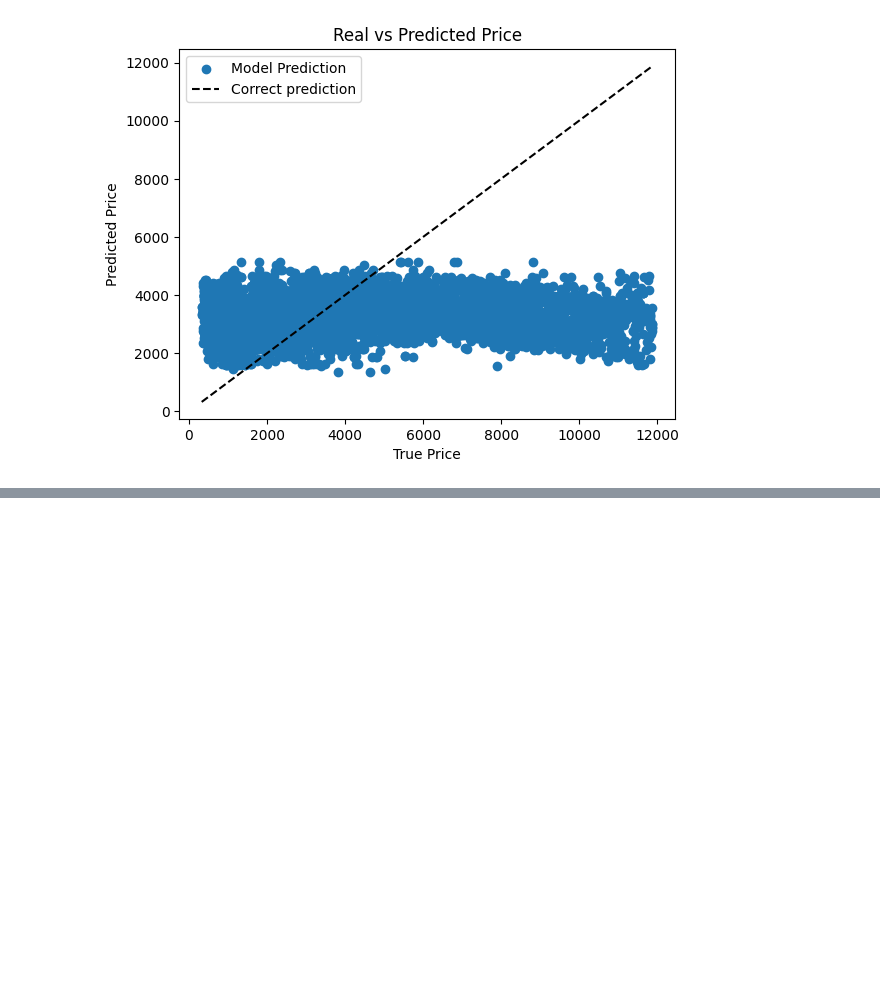
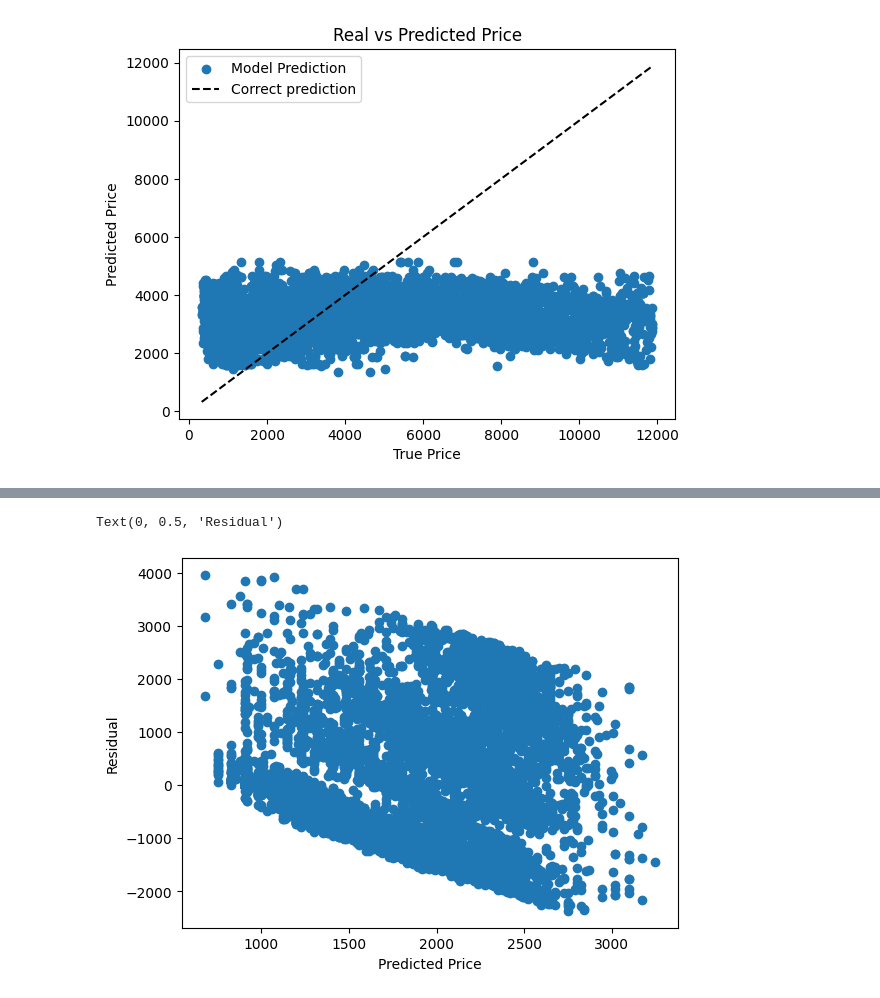
Before and after one commit to AvyayaJha/Diamonds-Research-Project, a Jupyter notebook: Diamonds_Research_Project.ipynb, the cells around one changed output, grey strips where cells are left out. Cells and saved outputs as stored; diff of their text form; code cells hidden in the pictures; blank space fills up the shorter version.

```diff
--- a/Diamonds_Research_Project.ipynb
+++ b/Diamonds_Research_Project.ipynb
@@ -474,0 +525,8 @@ R2 score:  0.047813211669656464
+# %%
+residuals_sample = y_test_sample - pred_sample
+plt.scatter(pred_sample, residuals_sample)
+plt.xlabel('Predicted Price')
+plt.ylabel('Residual')
+# %% [output]
+Text(0, 0.5, 'Residual')
+[figure, added]
```
Also changed, not shown: parts of 7 cells of this notebook.
